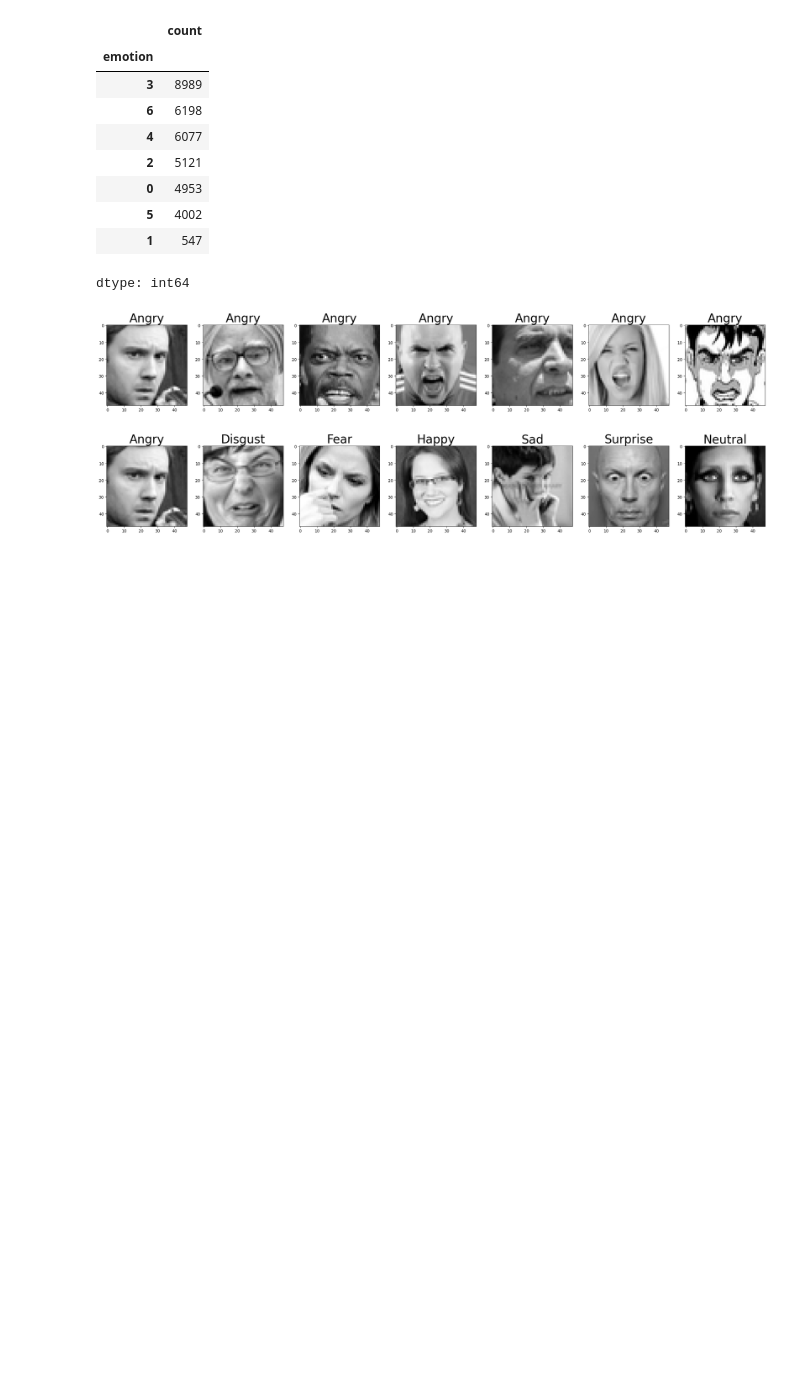
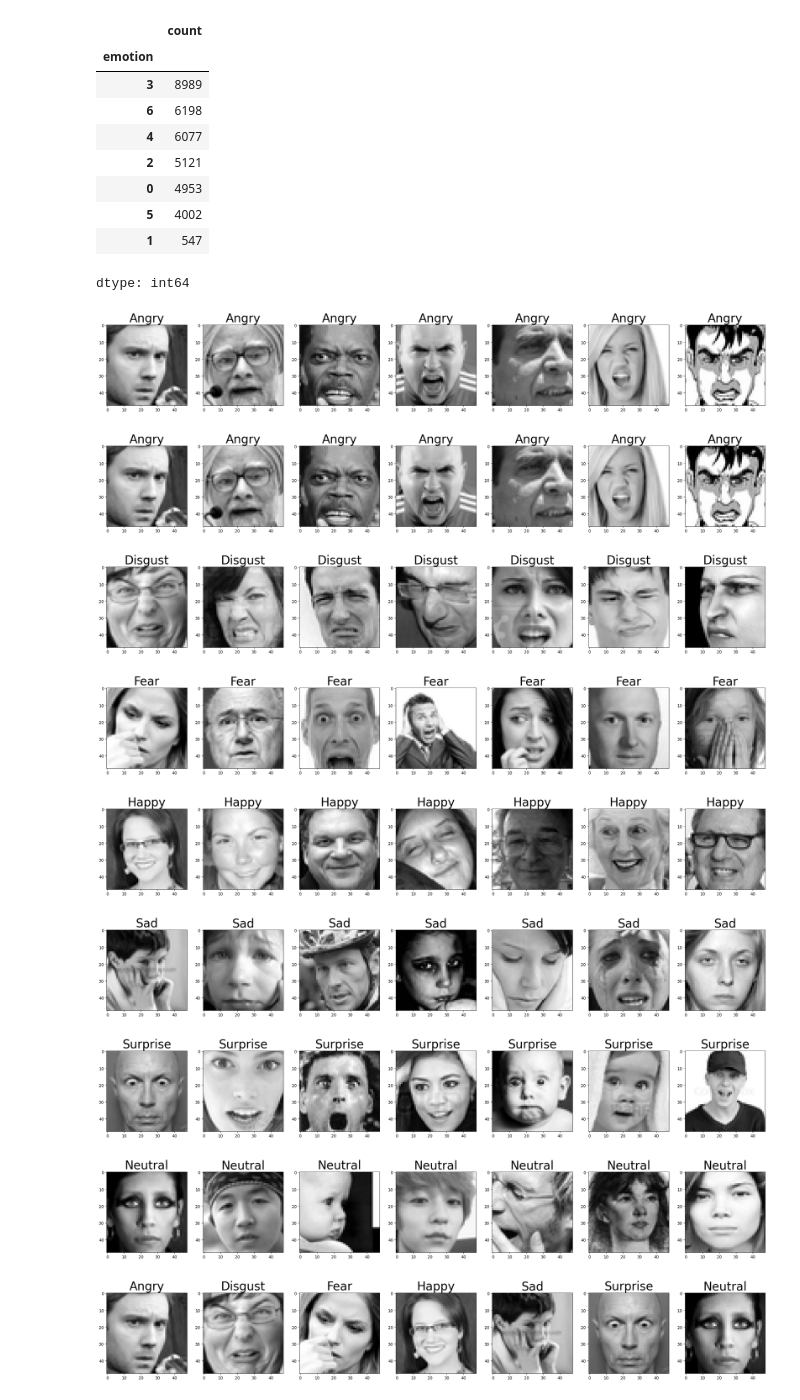
Before and after one commit to s4bih/machine-learning, a Jupyter notebook: Untitled13.ipynb, the cells around one changed output. Drawn from its saved outputs; the diff is of its cells as text; code cells hidden in the pictures; blank space fills up the shorter version.

```diff
--- a/Untitled13.ipynb
+++ b/Untitled13.ipynb
@@ -122,6 +122,17 @@ def plot_emotion(emotion_label=0):
 plot_emotion()
 # %% [output]
 [figure]
+# %%
+for i in range(7):
+  plot_emotion(i)
+# %% [output]
+[figure, added]
+[figure, added]
+[figure, added]
+[figure, added]
+[figure, added]
+[figure, added]
+[figure, added]
 # %%
 plot_all_emotion()
 # %% [output]
```
Also changed, not shown: parts of 9 cells of this notebook.
